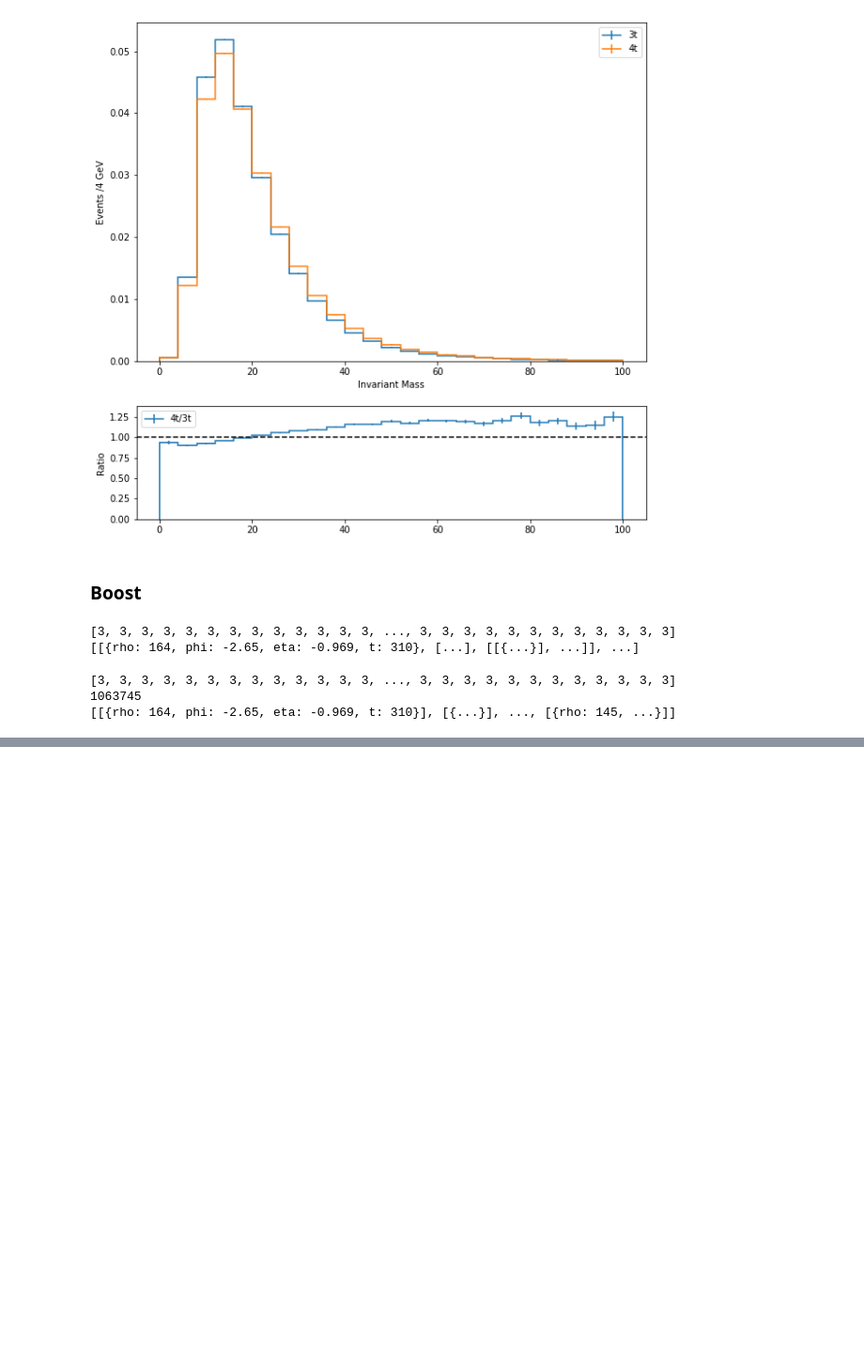
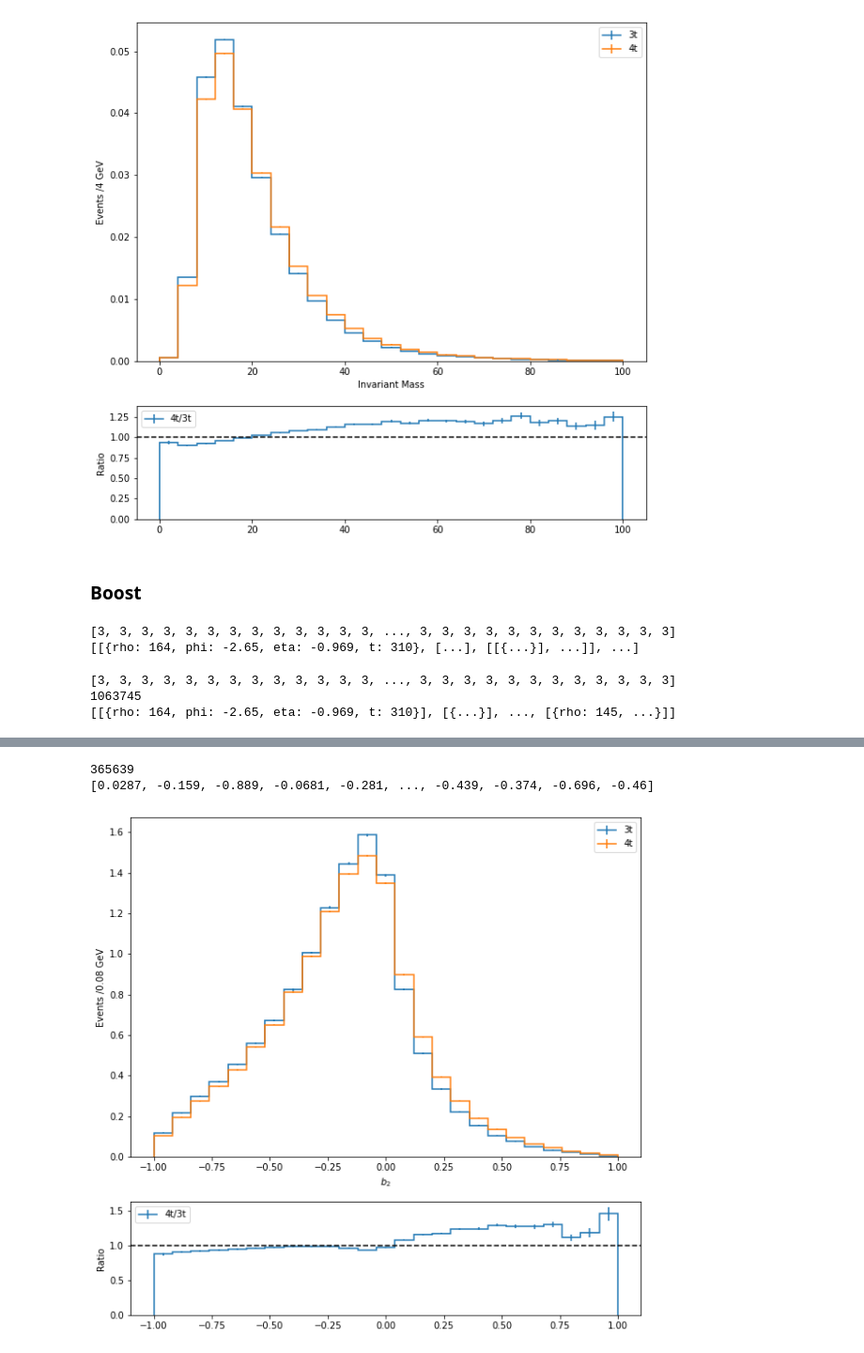
Before and after one commit to archiebrooks02/MPHYS-4Top, a Jupyter notebook: higher_order_variables.ipynb, the cells around one changed output, grey strips where cells are left out. Shown: that part at 94% size. Drawn from its saved outputs; the diff is of its cells as text; code cells hidden in the pictures; blank space fills up the shorter version.

```diff
--- a/higher_order_variables.ipynb
+++ b/higher_order_variables.ipynb
@@ -210,0 +497,27 @@ print(tops_3t_broadcasted[0,1])
+# %%
+cross_p_1_3t = top_1_3t.cross(z_axis)
+print(len(cross_p_1_3t))
+cross_p_2_3t = top_2_3t.cross(z_axis)
+
+cross_p_1_4t = top_1_4t.cross(z_axis)
+cross_p_2_4t = top_2_4t.cross(z_axis)
+
+b2_3t = cross_p_1_3t.dot(cross_p_2_3t)/(top_1_3t.p*top_2_3t.p)
+print(b2_3t)
+b2_4t = cross_p_1_4t.dot(cross_p_2_4t)/(top_1_4t.p*top_2_4t.p)
+# %% [output]
+365639
+[0.0287, -0.159, -0.889, -0.0681, -0.281, ..., -0.439, -0.374, -0.696, -0.46]
+# %%
+b2_3t = (top_1_3t.cross(z_axis)).dot(top_1_3t.cross(z_axis))/(top_1_3t.p*top_2_3t.p)
+b2_4t = (top_1_4t.cross(z_axis)).dot(top_1_4t.cross(z_axis))/(top_1_4t.p*top_2_4t.p)
+
+b4_3t = (top_1_3t.dot(z_axis)*top_2_3t.dot(z_axis))/(top_1_3t.p*top_2_3t.p)
+b4_4t = (top_1_4t.dot(z_axis)*top_2_4t.dot(z_axis))/(top_1_4t.p*top_2_4t.p)
+# %%
+fig, ax = plt.subplots(2,1, figsize=(10,10),gridspec_kw={'height_ratios': [3, 1]})
+histogram([b2_3t,b2_4t], 25, ['3t','4t'], ax[0], ratio_axes=ax[1])
+ax[0].set_xlabel(r'$b_2$')
+plt.show()
+# %% [output]
+[figure, added]
```
Also changed, not shown: parts of 18 cells of this notebook.
